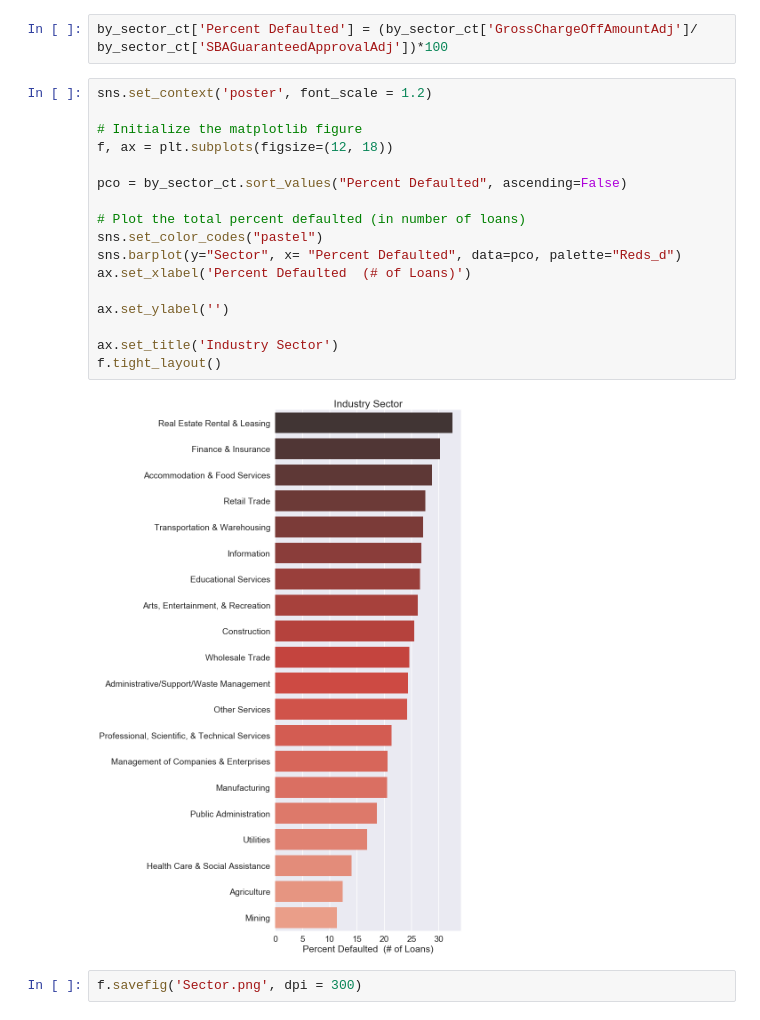
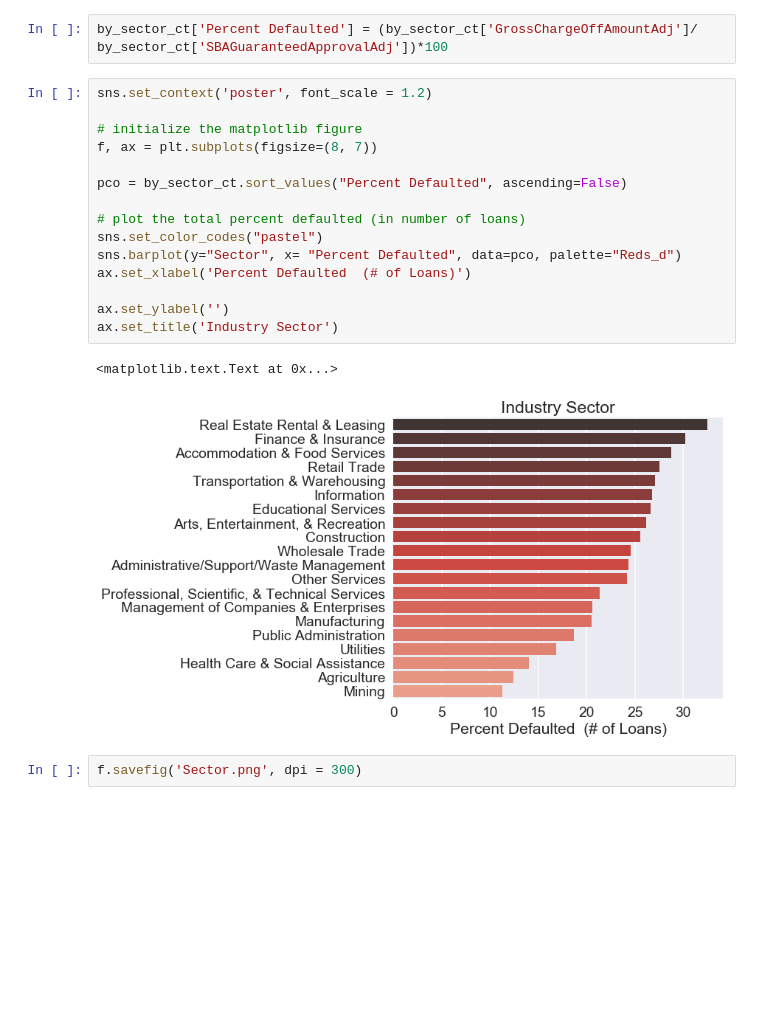
Before and after one commit to sanjanedic/SBARepay, a Jupyter notebook: SBARepayEDA.ipynb, the cells around one changed output. Saved outputs shown, nothing was run; the diff lists cells and outputs as text; blank space fills up the shorter version.

```diff
--- a/SBARepayEDA.ipynb
+++ b/SBARepayEDA.ipynb
@@ -743,22 +736,21 @@ by_sector_ct['Percent Defaulted'] = (by_sector_ct['GrossChargeOffAmountAdj']/ by
 # %%
 sns.set_context('poster', font_scale = 1.2)
 
-# Initialize the matplotlib figure
-f, ax = plt.subplots(figsize=(12, 18))
+# initialize the matplotlib figure
+f, ax = plt.subplots(figsize=(8, 7))
 
 pco = by_sector_ct.sort_values("Percent Defaulted", ascending=False)
 
-# Plot the total percent defaulted (in number of loans)
+# plot the total percent defaulted (in number of loans)
 sns.set_color_codes("pastel")
 sns.barplot(y="Sector", x= "Percent Defaulted", data=pco, palette="Reds_d")
 ax.set_xlabel('Percent Defaulted  (# of Loans)')
 
 ax.set_ylabel('')
-
 ax.set_title('Industry Sector')
-f.tight_layout()
 # %% [output]
+<matplotlib.text.Text at 0x...>
-[figure, old version]
+[figure, new version]
 # %%
 f.savefig('Sector.png', dpi = 300)
 # %%
```
Also changed, not shown: parts of 42 cells of this notebook, 1 other file.
